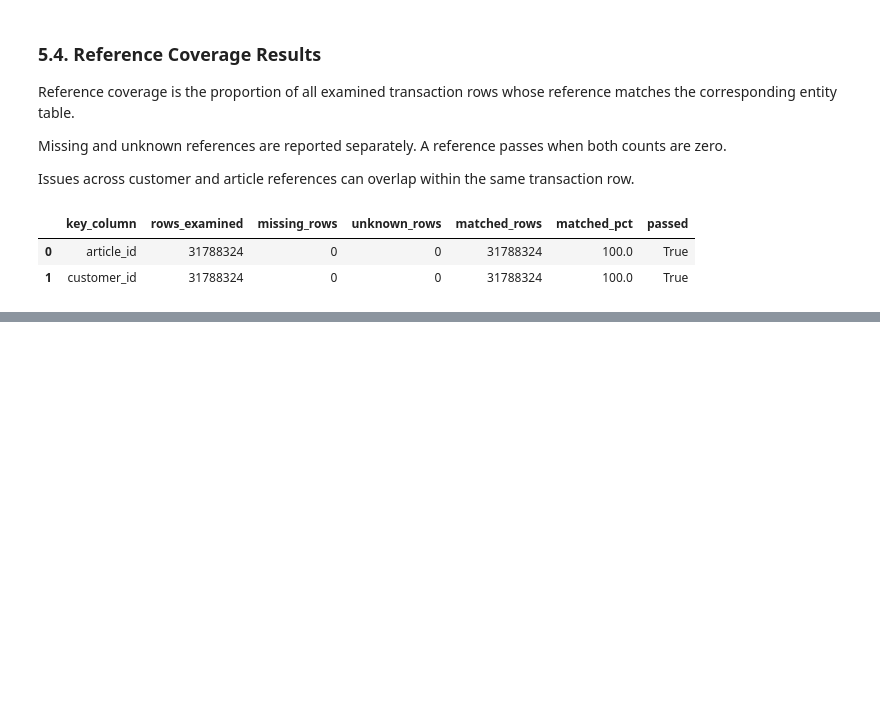
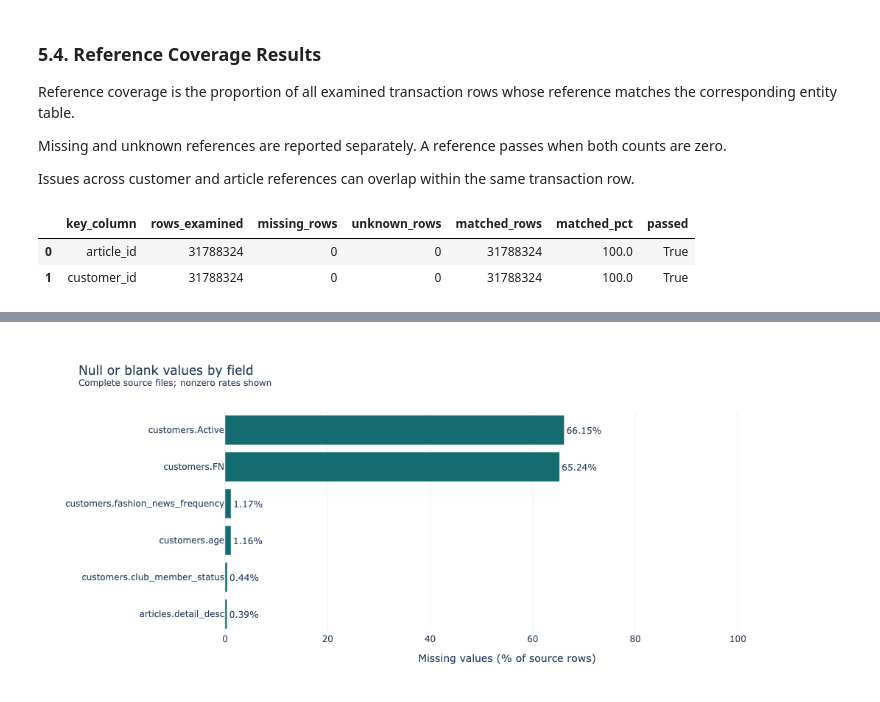
Before and after one commit to Songhai9/atelier-ai-project, a Jupyter notebook: notebooks/atelier_ai.ipynb, the cells around one changed output, grey strips where cells are left out. Cells and saved outputs as stored; diff of their text form; code cells hidden in the pictures; blank space fills up the shorter version.

Commit message:
dataset completeness check

```diff
--- a/notebooks/atelier_ai.ipynb
+++ b/notebooks/atelier_ai.ipynb
@@ -601,0 +730,78 @@ reference_summary.round({"matched_pct": 4})
+# %%
+plot_data = (
+    completeness_summary.loc[
+        completeness_summary["missing_rows"].gt(0)
+    ]
+    .sort_values(
+        ["missing_pct", "dataset", "column"],
+        ascending=[False, True, True],
+    )
+    .copy()
+)
+
+plot_data["field"] = (
+    plot_data["dataset"] + "." + plot_data["column"]
+)
+
+if plot_data.empty:
+    print("No null or blank values detected under the current policy.")
+
+else:
+    fig = px.bar(
+        plot_data,
+        x="missing_pct",
+        y="field",
+        orientation="h",
+        text="missing_pct",
+        custom_data=["missing_rows", "rows_examined"],
+        color_discrete_sequence=["#146C70"],
+        template="plotly_white",
+        labels={
+            "missing_pct": "Missing values (% of source rows)",
+            "field": "",
+        },
+        title=(
+            "Null or blank values by field"
+            "<br><sup>Complete source files; nonzero rates shown</sup>"
+        ),
+    )
+
+    fig.update_traces(
+        texttemplate="%{x:.2f}%",
+        textposition="outside",
+        cliponaxis=False,
+        hovertemplate=(
+            "<b>%{y}</b><br>"
+            "Missing rows: %{customdata[0]:,.0f}<br>"
+            "Rows examined: %{customdata[1]:,.0f}<br>"
+            "Missing rate: %{x:.3f}%"
+            "<extra></extra>"
+        ),
+    )
+
+    fig.update_xaxes(
+        range=[0, 110],
+        tickvals=list(range(0, 101, 20)),
+        ticksuffix="%",
+    )
+
+    fig.update_yaxes(
+        categoryorder="array",
+        categoryarray=plot_data["field"].tolist(),
+        autorange="reversed",
+        automargin=True,
+    )
+
+    fig.update_layout(
+        width=1100,
+        height=max(420, 50 * len(plot_data) + 170),
+        margin=dict(l=40, r=80, t=100, b=70),
+        showlegend=False,
+    )
+
+    fig.show(
+        renderer="plotly_mimetype+png",
+        config={"displaylogo": False},
+    )
+# %% [output]
+[figure, added]
```
Also changed, not shown: parts of 6 cells of this notebook, 2 other files.
